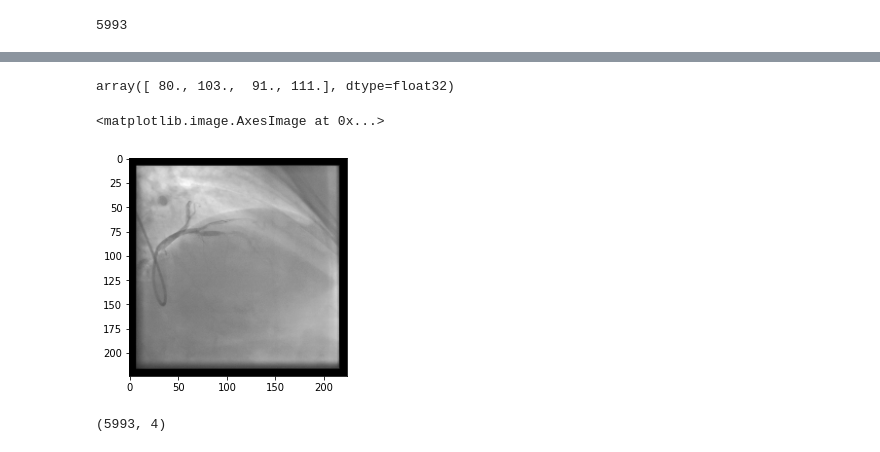
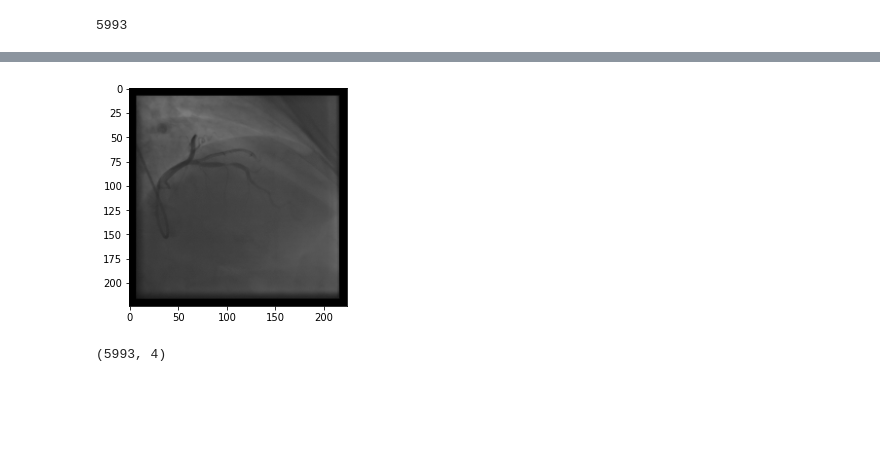
Before and after one commit to NevilleMthw/Stenosis-Project, a Jupyter notebook: functional.ipynb, the cells around one changed output, grey strips where cells are left out. Saved outputs shown, nothing was run; the diff lists cells and outputs as text; code cells hidden in the pictures; blank space fills up the shorter version.

```diff
--- a/functional.ipynb
+++ b/functional.ipynb
@@ -102,13 +104,20 @@ for index, row in train_labels_csv_3.iterrows():
     x_scale = img_Target_size / x
     y_scale = img_Target_size / y
 
+
     pic = cv2.resize(pic, (img_Target_size, img_Target_size))
 
-    xmin = int(xmin * x_scale)
-    ymin = int(ymin * y_scale)
-    xmax = int(xmax * x_scale)
-    ymax = int(ymax * y_scale)
-    # print(x, y, xmax, ymax)
+    pic = pic / x
+
+    xmin = float(xmin * x_scale)
+    ymin = float(ymin * y_scale)
+    xmax = float(xmax * x_scale)
+    ymax = float(ymax * y_scale)
+
+    # xmin = xmin / 224
+    # ymin = ymin / 224
+    # xmax = xmax / 224
+    # ymax = ymax / 224
 
     train_images.append(pic)
     train_targets.append((xmin, ymin, xmax, ymax))
@@ -178,13 +202,5 @@ test_targets = np.array(test_targets).astype('float32')
-# %%
-val_images /= 255.0
-train_images /= 255.0
-test_images /= 255.0
-# %%
-test_targets[0]
-# %% [output]
-array([ 80., 103.,  91., 111.], dtype=float32)
 # %%
-plt.imshow(val_images[0])
+plt.imshow(train_images[0].astype('float32'))
+plt.show()
 # %% [output]
-<matplotlib.image.AxesImage at 0x...>
-[figure, old version]
+[figure, new version]
```
Also changed, not shown: parts of 37 cells of this notebook.
